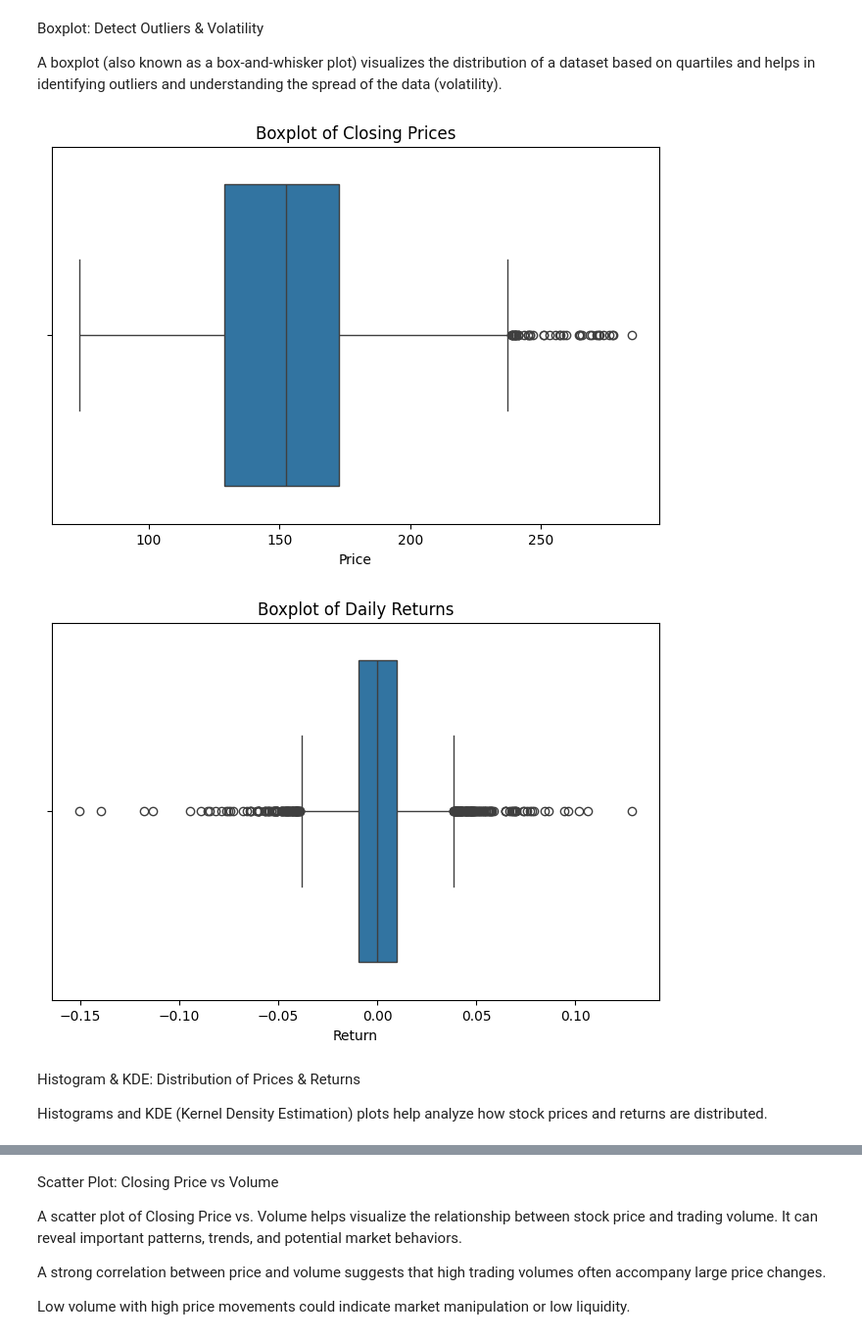
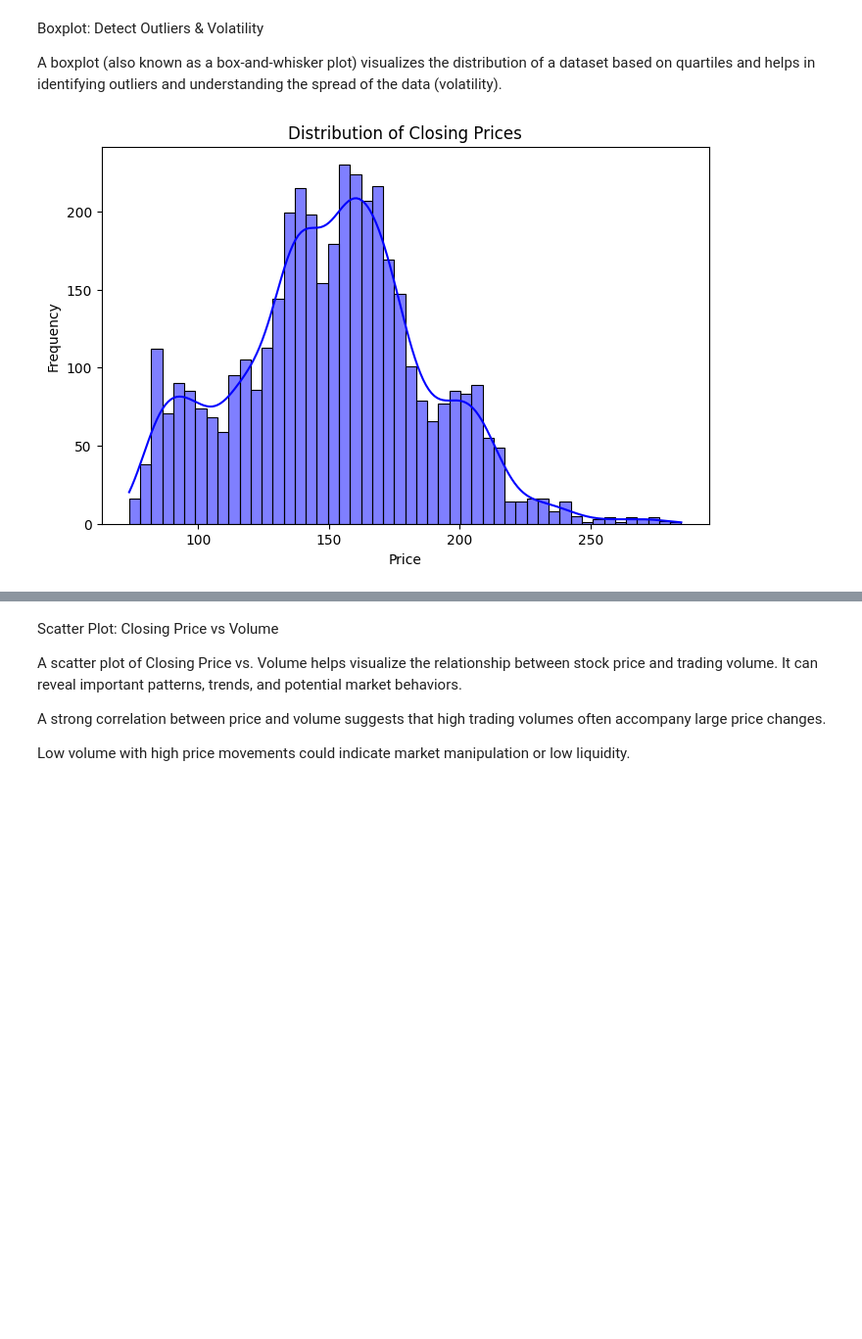
Before and after one commit to SATHEESH-D-M/Time-Series-Modelling, a Jupyter notebook: EDA/NTPC.ipynb, the cells around one changed output, grey strips where cells are left out. Shown: that part at 98% size. Drawn from its saved outputs; the diff is of its cells as text; code cells hidden in the pictures; blank space fills up the shorter version.

```diff
--- a/EDA/NTPC.ipynb
+++ b/EDA/NTPC.ipynb
@@ -243,20 +243,12 @@ Boxplot: Detect Outliers & Volatility
 
 A boxplot (also known as a box-and-whisker plot) visualizes the distribution of a dataset based on quartiles and helps in identifying outliers and understanding the spread of the data (volatility).
 # %%
+# Histogram of Closing Prices
 plt.figure(figsize=(8, 5))
-sns.boxplot(x=df['Close'])
-plt.title("Boxplot of Closing Prices")
+sns.histplot(df['Close'], bins=50, kde=True, color='blue')
+plt.title("Distribution of Closing Prices")
 plt.xlabel("Price")
+plt.ylabel("Frequency")
 plt.show()
-plt.figure(figsize=(8, 5))
-sns.boxplot(x=df['Daily_Return'])
-plt.title("Boxplot of Daily Returns")
-plt.xlabel("Return")
-plt.show()
 # %% [output]
-[figure, old version]
+[figure, new version]
-[figure, removed]
-# %% [markdown]
-Histogram & KDE: Distribution of Prices & Returns
-
-Histograms and KDE (Kernel Density Estimation) plots help analyze how stock prices and returns are distributed.
```
Also changed, not shown: parts of 3 cells of this notebook, 6 other files.
